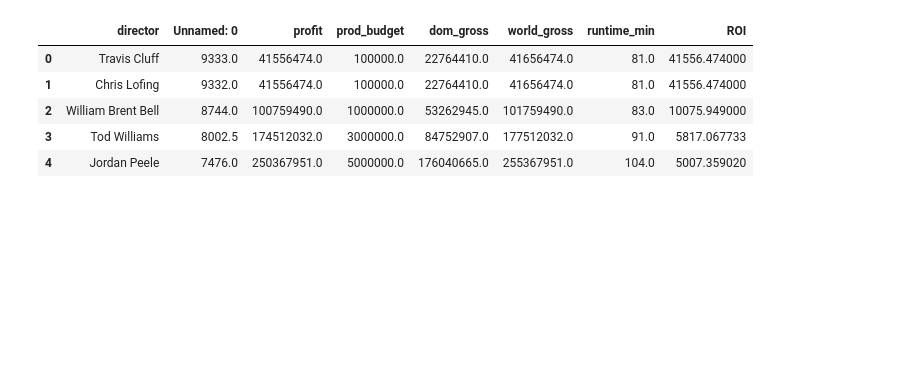
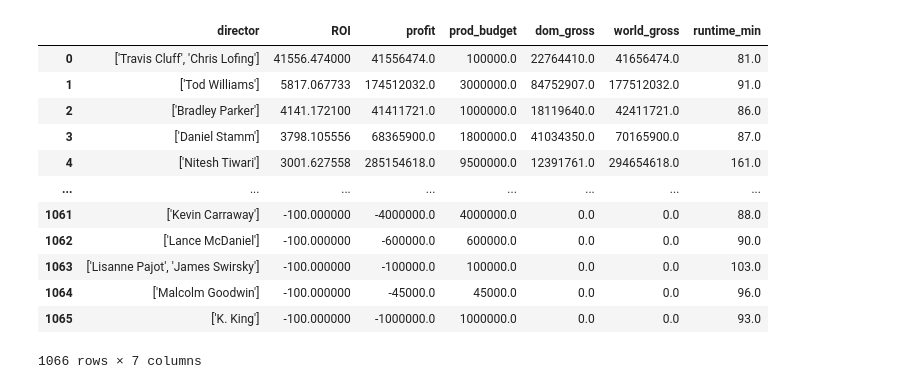
Before and after one commit to JoshuaGottlieb/Microsoft-Movie-Recommendation, a Jupyter notebook: Jocel-Folder/EDA.ipynb, the cells around one changed output. Drawn from its saved outputs; the diff is of its cells as text; code cells hidden in the pictures; blank space fills up the shorter version.

```diff
--- a/Jocel-Folder/EDA.ipynb
+++ b/Jocel-Folder/EDA.ipynb
@@ -46,13 +25,0 @@ genre_dictionary = [{"id":28,"name":"Action"},
-# %%
-df.genre_ids = df.genre_ids.str.strip('\[\]').str.replace(" ", "").str.strip().str.split(',')
-df = df.explode('genre_ids')
-df.genre_ids = df.genre_ids.replace(r'^\s*$', np.nan, regex=True)
-df.genre_ids.astype('float')
-def find_genre(key):
-    if key is np.nan:
-        return 'None'
-    for dictionary in genre_dictionary:
-        if dictionary['id'] == int(key):
-            return dictionary['name']
-    return 'None'
-df.genre_ids = df.genre_ids.apply(lambda x: find_genre(x))
@@ -75,2 +25,0 @@ df
-# %%
-df["ROI"] = (df["profit"] / df["prod_budget"]) * 100
@@ -97,0 +26,4 @@ df["ROI"].max()
+# %%
+from ast import literal_eval
+df['genres'] = df['genres'].apply(literal_eval)
+test = df.explode('genres')
@@ -123,12 +73,19 @@ fig.show()
 [interactive output not drawn]
 [interactive output not drawn]
 # %%
-grouped_by_director = df.groupby(["director"]).median().sort_values("ROI", ascending = False).reset_index().head()
-grouped_by_director
+grouped_median_by_director = test.groupby(["director"]).median().sort_values("ROI", ascending = False).reset_index()
+grouped_median_by_director
 # %% [output]
-|  | director | Unnamed: 0 | profit | prod_budget | dom_gross | world_gross | runtime_min | ROI |
-| 0 | Travis Cluff | 9333.0 | 41556474.0 | 100000.0 | 22764410.0 | 41656474.0 | 81.0 | 41556.474000 |
-| 1 | Chris Lofing | 9332.0 | 41556474.0 | 100000.0 | 22764410.0 | 41656474.0 | 81.0 | 41556.474000 |
-| 2 | William Brent Bell | 8744.0 | 100759490.0 | 1000000.0 | 53262945.0 | 101759490.0 | 83.0 | 10075.949000 |
-| 3 | Tod Williams | 8002.5 | 174512032.0 | 3000000.0 | 84752907.0 | 177512032.0 | 91.0 | 5817.067733 |
-| 4 | Jordan Peele | 7476.0 | 250367951.0 | 5000000.0 | 176040665.0 | 255367951.0 | 104.0 | 5007.359020 |
+|  | director | ROI | profit | prod_budget | dom_gross | world_gross | runtime_min |
+| 0 | ['Travis Cluff', 'Chris Lofing'] | 41556.474000 | 41556474.0 | 100000.0 | 22764410.0 | 41656474.0 | 81.0 |
+| 1 | ['Tod Williams'] | 5817.067733 | 174512032.0 | 3000000.0 | 84752907.0 | 177512032.0 | 91.0 |
+| 2 | ['Bradley Parker'] | 4141.172100 | 41411721.0 | 1000000.0 | 18119640.0 | 42411721.0 | 86.0 |
+| 3 | ['Daniel Stamm'] | 3798.105556 | 68365900.0 | 1800000.0 | 41034350.0 | 70165900.0 | 87.0 |
+| 4 | ['Nitesh Tiwari'] | 3001.627558 | 285154618.0 | 9500000.0 | 12391761.0 | 294654618.0 | 161.0 |
+| ... | ... | ... | ... | ... | ... | ... | ... |
+| 1061 | ['Kevin Carraway'] | -100.000000 | -4000000.0 | 4000000.0 | 0.0 | 0.0 | 88.0 |
+| 1062 | ['Lance McDaniel'] | -100.000000 | -600000.0 | 600000.0 | 0.0 | 0.0 | 90.0 |
+| 1063 | ['Lisanne Pajot', 'James Swirsky'] | -100.000000 | -100000.0 | 100000.0 | 0.0 | 0.0 | 103.0 |
+| 1064 | ['Malcolm Goodwin'] | -100.000000 | -45000.0 | 45000.0 | 0.0 | 0.0 | 96.0 |
+| 1065 | ['K. King'] | -100.000000 | -1000000.0 | 1000000.0 | 0.0 | 0.0 | 93.0 |
+1066 rows × 7 columns
```
Also changed, not shown: parts of 9 cells of this notebook.
